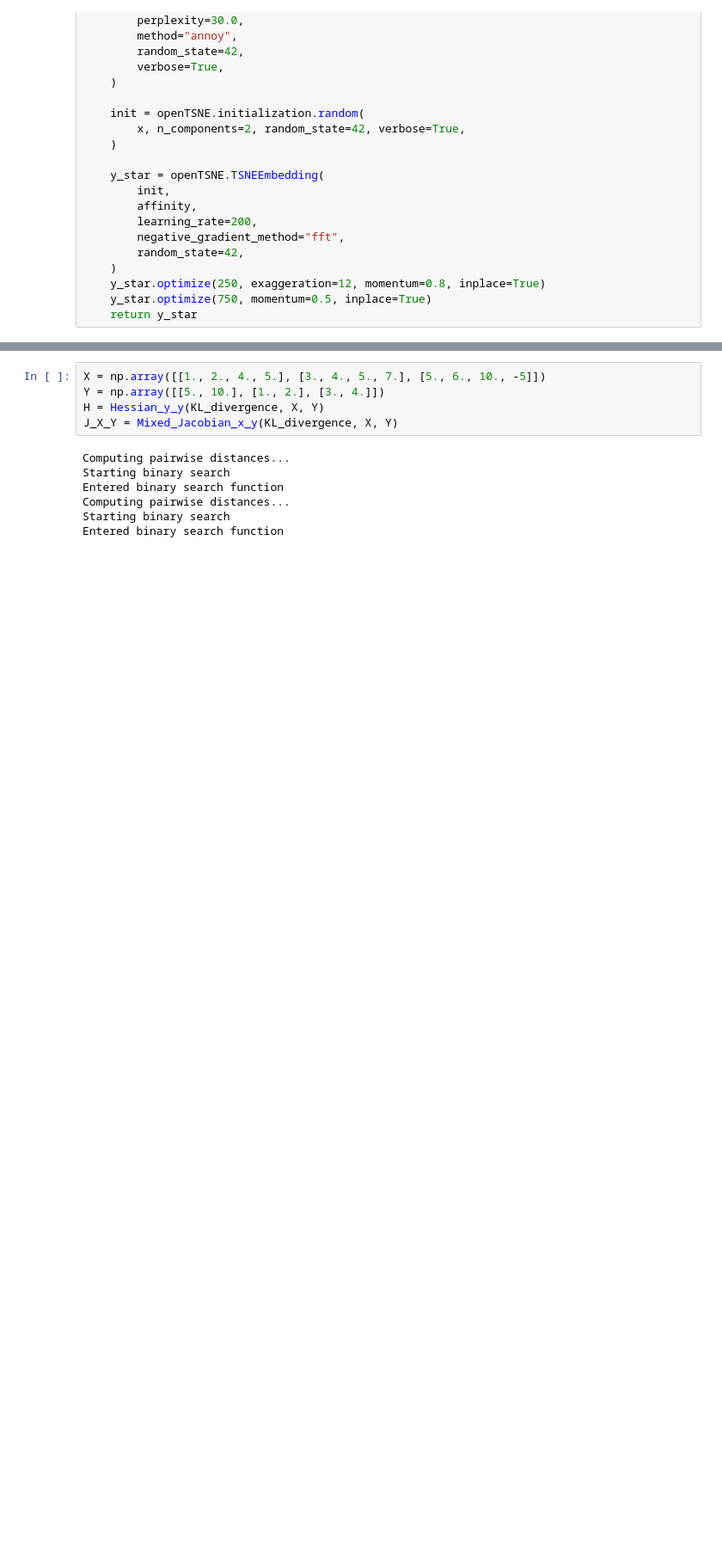
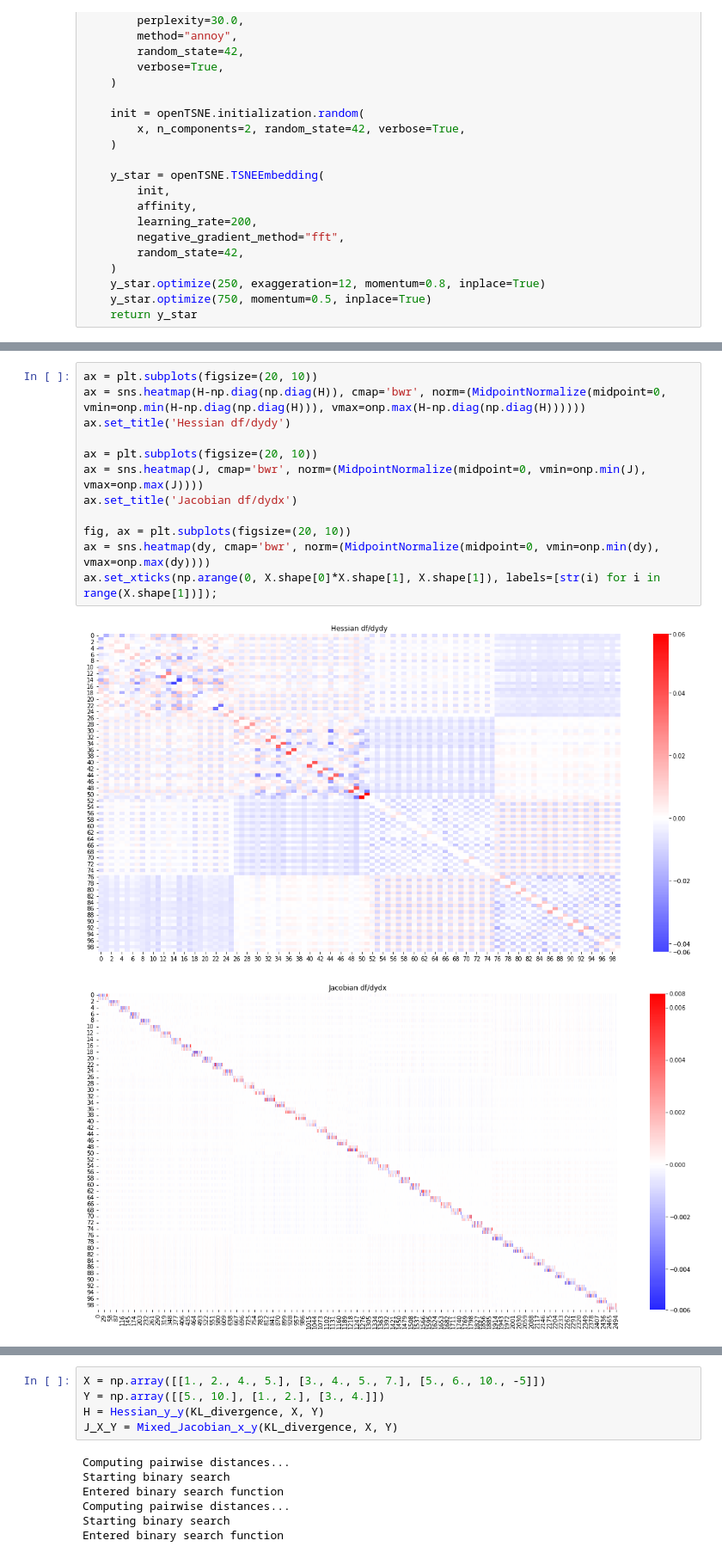
Before and after one commit to Integrative-Transcriptomics/tsne, a Jupyter notebook: IfdTsne.ipynb, the cells around one changed output, grey strips where cells are left out. Shown at 86% size. Drawn from its saved outputs; the diff is of its cells as text; blank space fills up the shorter version.

```diff
--- a/IfdTsne.ipynb
+++ b/IfdTsne.ipynb
@@ -439,0 +164,15 @@ ax.set_xticks(np.arange(0, X.shape[0]*X.shape[1], X.shape[1]), labels=[str(i) fo
+# %%
+ax = plt.subplots(figsize=(20, 10))
+ax = sns.heatmap(H-np.diag(np.diag(H)), cmap='bwr', norm=(MidpointNormalize(midpoint=0, vmin=onp.min(H-np.diag(np.diag(H))), vmax=onp.max(H-np.diag(np.diag(H))))))
+ax.set_title('Hessian df/dydy')
+
+ax = plt.subplots(figsize=(20, 10))
+ax = sns.heatmap(J, cmap='bwr', norm=(MidpointNormalize(midpoint=0, vmin=onp.min(J), vmax=onp.max(J))))
+ax.set_title('Jacobian df/dydx')
+
+fig, ax = plt.subplots(figsize=(20, 10))
+ax = sns.heatmap(dy, cmap='bwr', norm=(MidpointNormalize(midpoint=0, vmin=onp.min(dy), vmax=onp.max(dy))))
+ax.set_xticks(np.arange(0, X.shape[0]*X.shape[1], X.shape[1]), labels=[str(i) for i in range(X.shape[1])]);
+# %% [output]
+[figure, added]
+[figure, added]
```
Also changed, not shown: parts of 14 cells of this notebook, 26 other files.
